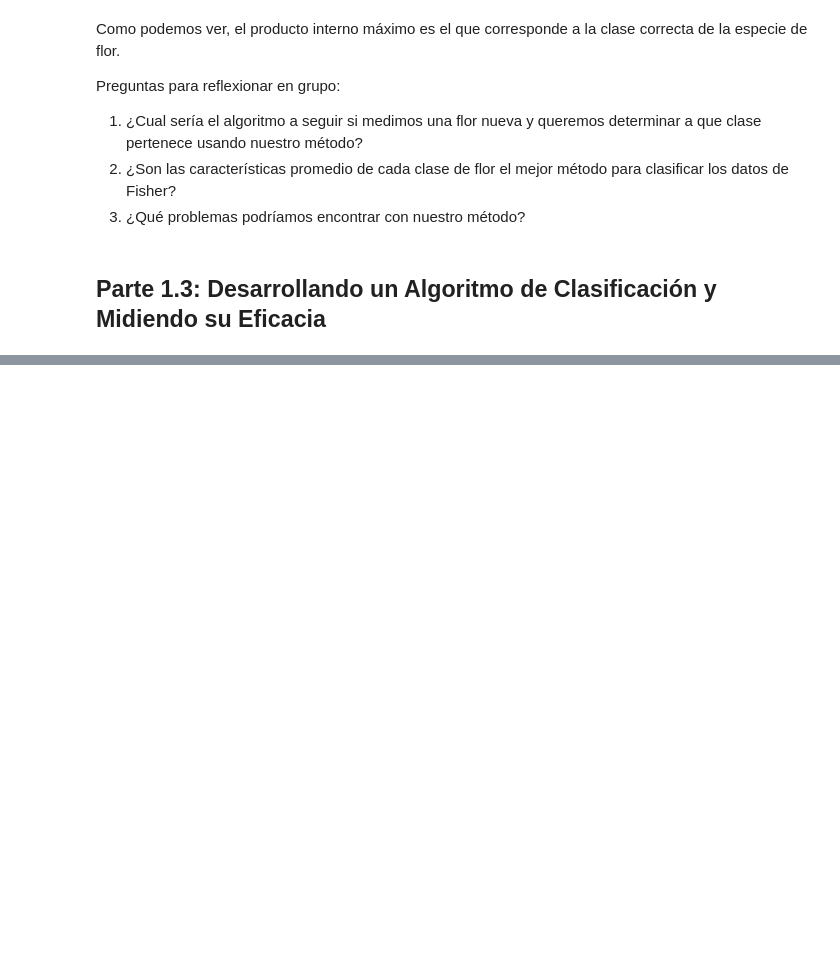
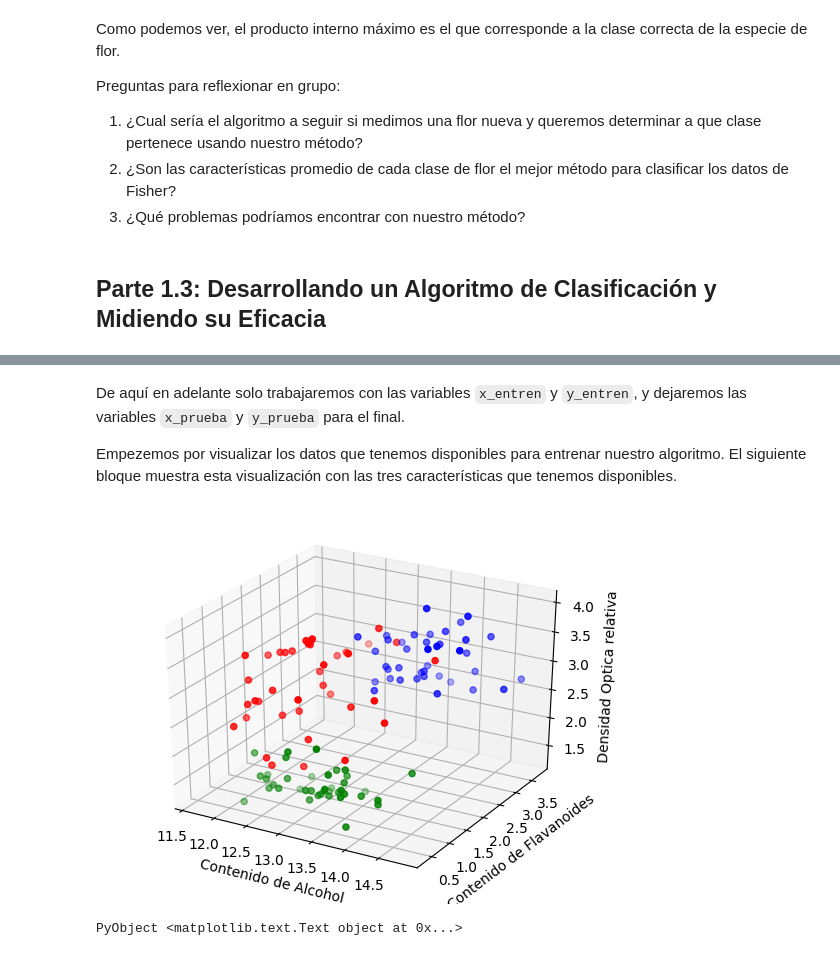
Before and after one commit to iranroman/iranroman.github.io, a Jupyter notebook: algoritmica/index.ipynb, the cells around one changed output, grey strips where cells are left out. Cells and saved outputs as stored; diff of their text form; code cells hidden in the pictures; blank space fills up the shorter version.

```diff
--- a/algoritmica/index.ipynb
+++ b/algoritmica/index.ipynb
@@ -233,0 +213,8 @@ Preguntas para reflexionar en grupo:
+# %%
+# obtenemos los datos que necesitamos y los ponemos en una matriz de Julia
+vinos = matread("wine.mat")
+datos = vinos["data"]
+
+# separamos las caracteristicas y los tipos de vino
+caracteristicas = datos[:,2:end]
+tipo_de_vino = datos[:,1];
@@ -233,0 +225,32 @@ Preguntas para reflexionar en grupo:
+# %%
+# Tenemos 45 datos por cada clase, entonces seleccionaremos aleatoriamente 6 ileras de características (~15%) para  probar el algoritmo.
+
+using StatsBase
+# aleatorizamos los números en el rango del 1 al 45
+vino_1_aleat = sample(1:45, 45, replace = false)
+# aleatorizamos los números en el rango del 46 al 90
+vino_2_aleat = sample(46:90, 45, replace = false)
+# aleatorizamos los números en el rango del 91 al 135
+vino_3_aleat = sample(91:135, 45, replace = false)
+
+# separamos los datos que nos servirán para entrenar
+x_entren = [caracteristicas[vino_1_aleat[1:39],:]; caracteristicas[vino_2_aleat[1:39],:]; caracteristicas[vino_3_aleat[1:39],:]]
+y_entren = [tipo_de_vino[vino_1_aleat[1:39]]; tipo_de_vino[vino_2_aleat[1:39]]; tipo_de_vino[vino_3_aleat[1:39]]]
+
+# separamos los datos que nos servirán para probar el algoritmo
+x_prueba = [caracteristicas[vino_1_aleat[40:end],:]; caracteristicas[vino_1_aleat[40:end],:]; caracteristicas[vino_3_aleat[40:end],:]]
+y_prueba = [tipo_de_vino[vino_1_aleat[40:end]]; tipo_de_vino[vino_2_aleat[40:end]]; tipo_de_vino[vino_3_aleat[40:end]]];
+# %% [markdown]
+De aquí en adelante solo trabajaremos con las variables `x_entren` y `y_entren`, y dejaremos las variables `x_prueba` y `y_prueba` para el final.
+
+Empezemos por visualizar los datos que tenemos disponibles para entrenar nuestro algoritmo. El siguiente bloque muestra esta visualización con las tres características que tenemos disponibles.
+# %%
+scatter3D(x_entren[1:39,1],x_entren[1:39,2],x_entren[1:39,3], color="b")
+scatter3D(x_entren[40:78,1],x_entren[40:78,2],x_entren[40:78,3], color="r")
+scatter3D(x_entren[79:end,1],x_entren[79:end,2],x_entren[79:end,3], color="g")
+xlabel("Contenido de Alcohol")
+ylabel("Contenido de Flavanoides")
+zlabel("Densidad Optica relativa")
+# %% [output]
+[figure, added]
+PyObject <matplotlib.text.Text object at 0x...>
```
Also changed, not shown: parts of 25 cells of this notebook, 1 other file.
